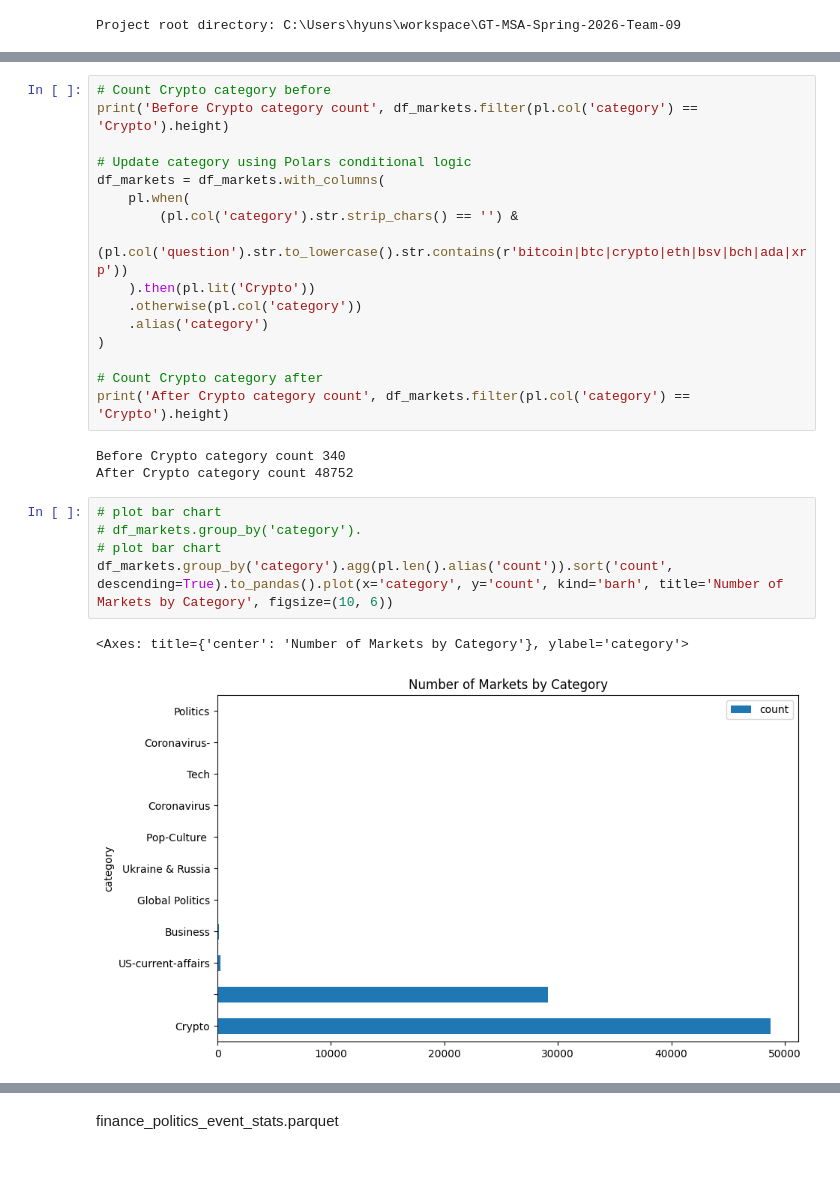
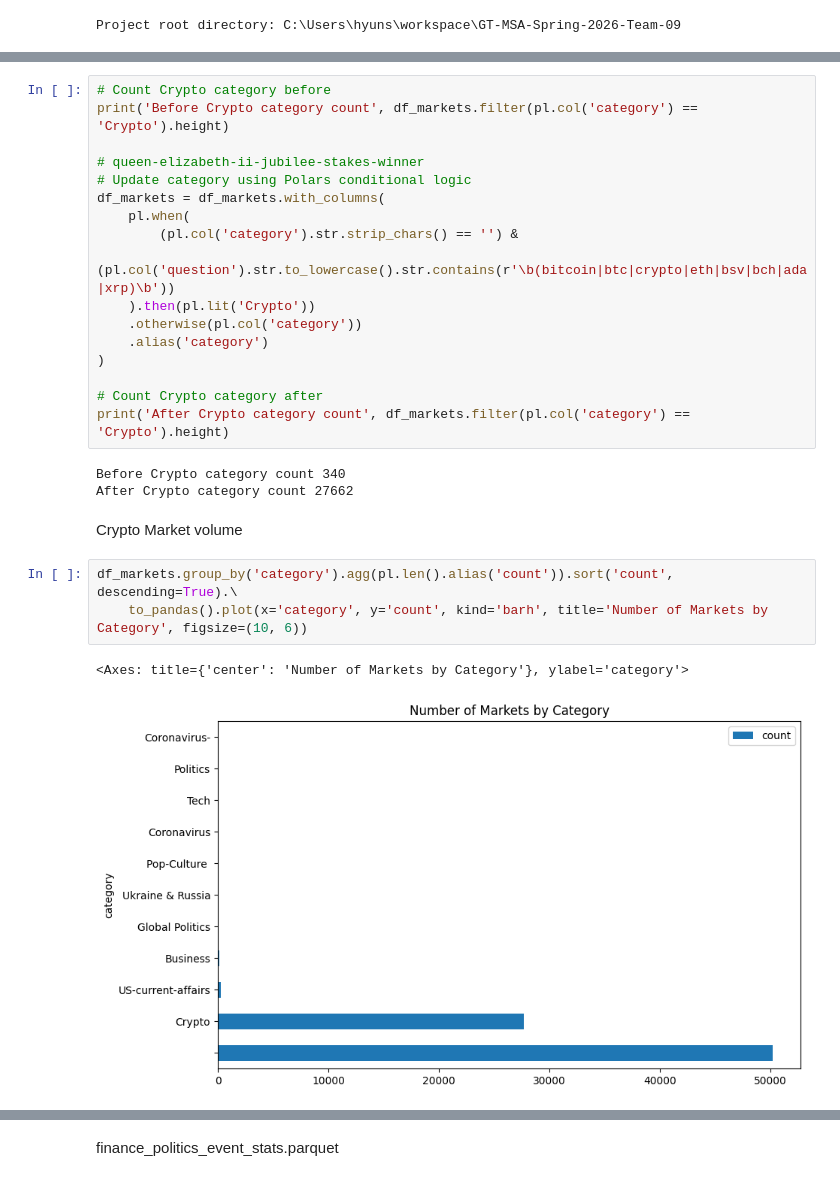
Before and after one commit to xlegend1024/GT-MSA-Spring-2026-Team-09, a Jupyter notebook: eda/hshin_eda_polymarket.ipynb, the cells around one changed output, grey strips where cells are left out. Saved outputs shown, nothing was run; the diff lists cells and outputs as text.

```diff
--- a/eda/hshin_eda_polymarket.ipynb
+++ b/eda/hshin_eda_polymarket.ipynb
@@ -89,11 +115,12 @@ print(df_markets.columns, "\n\n",df_markets_summary.columns, "\n\n", df_markets_
 # Count Crypto category before
 print('Before Crypto category count', df_markets.filter(pl.col('category') == 'Crypto').height)
 
+# queen-elizabeth-ii-jubilee-stakes-winner
 # Update category using Polars conditional logic
 df_markets = df_markets.with_columns(
     pl.when(
         (pl.col('category').str.strip_chars() == '') &
-        (pl.col('question').str.to_lowercase().str.contains(r'bitcoin|btc|crypto|eth|bsv|bch|ada|xrp'))
+        (pl.col('question').str.to_lowercase().str.contains(r'\b(bitcoin|btc|crypto|eth|bsv|bch|ada|xrp)\b'))
     ).then(pl.lit('Crypto'))
     .otherwise(pl.col('category'))
     .alias('category')
@@ -103,14 +130,14 @@ df_markets = df_markets.with_columns(
 print('After Crypto category count', df_markets.filter(pl.col('category') == 'Crypto').height)
 # %% [output]
 Before Crypto category count 340
-After Crypto category count 48752
+After Crypto category count 27662
+# %% [markdown]
+Crypto Market volume
 # %%
-# plot bar chart
-# df_markets.group_by('category').
-# plot bar chart
-df_markets.group_by('category').agg(pl.len().alias('count')).sort('count', descending=True).to_pandas().plot(x='category', y='count', kind='barh', title='Number of Markets by Category', figsize=(10, 6))
+df_markets.group_by('category').agg(pl.len().alias('count')).sort('count', descending=True).\
+    to_pandas().plot(x='category', y='count', kind='barh', title='Number of Markets by Category', figsize=(10, 6))
 # %% [output]
 <Axes: title={'center': 'Number of Markets by Category'}, ylabel='category'>
-[figure, old version]
+[figure, new version]
 # %%
 crypto_markets = df_markets.filter(pl.col('category') == 'Crypto').sort('created_at', descending=False)
```
Also changed, not shown: parts of 48 cells of this notebook, 3 other files.
